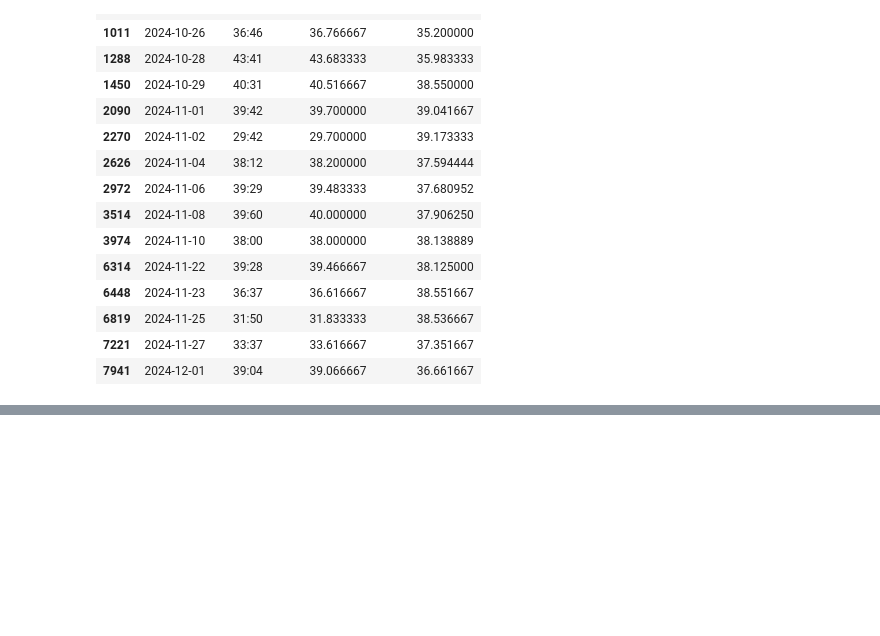
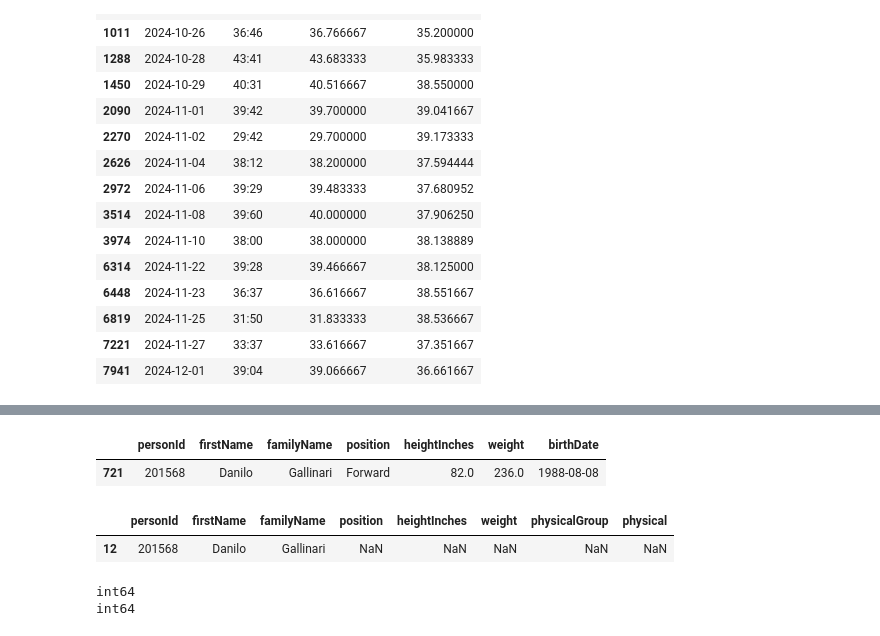
Before and after one commit to Team-Zhao/nba-ai-simulator, a Jupyter notebook: notebooks/player_rating.ipynb, the cells around one changed output, grey strips where cells are left out. Saved outputs shown, nothing was run; the diff lists cells and outputs as text; code cells hidden in the pictures; blank space fills up the shorter version.

```diff
--- a/notebooks/player_rating.ipynb
+++ b/notebooks/player_rating.ipynb
@@ -1075,0 +1139,39 @@ test_df[
+# %%
+profiles_df[
+    profiles_df["personId"] == 201568
+]
+# %% [output]
+|  | personId | firstName | familyName | position | heightInches | weight | birthDate |
+| 721 | 201568 | Danilo | Gallinari | Forward | 82.0 | 236.0 | 1988-08-08 |
+# %%
+ratings_df[
+    ratings_df["personId"] == 201568
+][
+    [
+        "personId",
+        "firstName",
+        "familyName",
+        "position",
+        "heightInches",
+        "weight",
+        "physicalGroup",
+        "physical",
+    ]
+]
+# %% [output]
+|  | personId | firstName | familyName | position | heightInches | weight | physicalGroup | physical |
+| 12 | 201568 | Danilo | Gallinari | NaN | NaN | NaN | NaN | NaN |
+# %%
+ratings_base = pd.read_csv(
+    "../data/processed/player_games_train_window.csv"
+)
+
+profiles_df = pd.read_csv(
+    "../data/processed/player_profiles.csv"
+)
+
+print(ratings_base["personId"].dtype)
+print(profiles_df["personId"].dtype)
+# %% [output]
+int64
+int64
```
Also changed, not shown: parts of 4 cells of this notebook, 8 other files.
